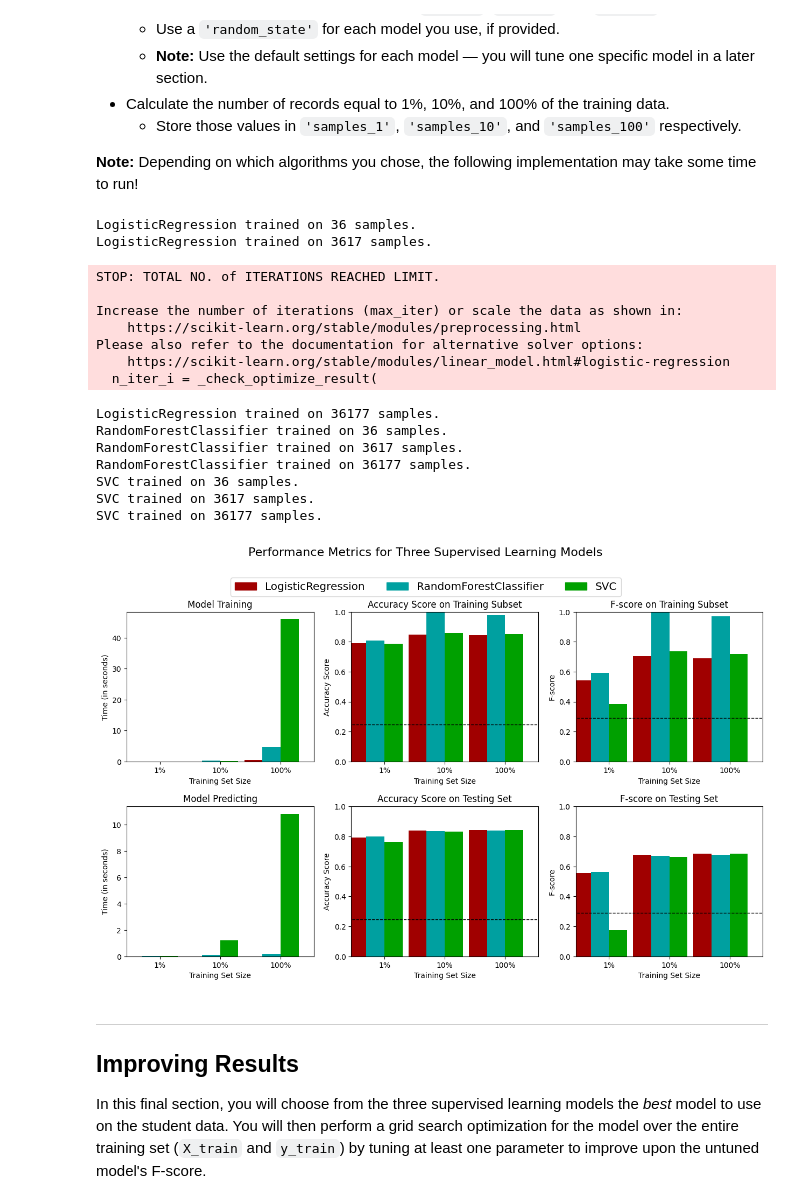
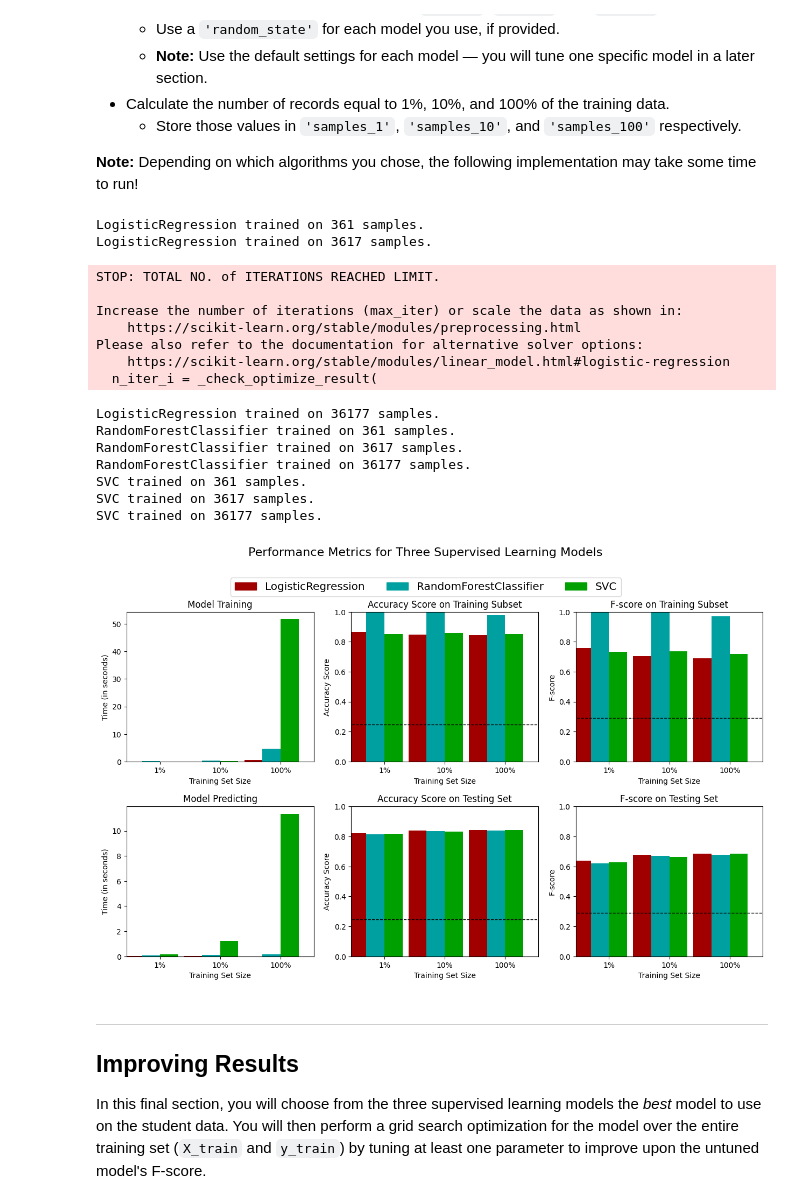
Before and after one commit to STLAmvizz/finding_donors, a Jupyter notebook: starter/finding_donors.ipynb, the cells around one changed output. Drawn from its saved outputs; the diff is of its cells as text; code cells hidden in the pictures.

```diff
--- a/starter/finding_donors.ipynb
+++ b/starter/finding_donors.ipynb
@@ -412,38 +412,38 @@ clf_C = SVC(random_state=0)
 # HINT: samples_10 is 10% of samples_100 (ensure to set the count of the values to be `int` and not `float`)
 # HINT: samples_1 is 1% of samples_100 (ensure to set the count of the values to be `int` and not `float`)
 samples_100 = len(y_train)
 samples_10 = int(len(y_train) * 0.1)
-samples_1 = int(len(y_train) * 0.001)
+samples_1 = int(len(y_train) * 0.01)
 
 # Collect results on the learners
 results = {}
 for clf in [clf_A, clf_B, clf_C]:
     clf_name = clf.__class__.__name__
     results[clf_name] = {}
     for i, samples in enumerate([samples_1, samples_10, samples_100]):
         results[clf_name][i] = \
         train_predict(clf, samples, X_train, y_train, X_test, y_test)
 
 # Run metrics visualization for the three supervised learning models chosen
 vs.evaluate(results, accuracy, fscore)
 # %% [output]
-LogisticRegression trained on 36 samples.
+LogisticRegression trained on 361 samples.
 LogisticRegression trained on 3617 samples.
 STOP: TOTAL NO. of ITERATIONS REACHED LIMIT.
 
 Increase the number of iterations (max_iter) or scale the data as shown in:
     https://scikit-learn.org/stable/modules/preprocessing.html
 Please also refer to the documentation for alternative solver options:
     https://scikit-learn.org/stable/modules/linear_model.html#logistic-regression
   n_iter_i = _check_optimize_result(
 LogisticRegression trained on 36177 samples.
-RandomForestClassifier trained on 36 samples.
+RandomForestClassifier trained on 361 samples.
 RandomForestClassifier trained on 3617 samples.
 RandomForestClassifier trained on 36177 samples.
-SVC trained on 36 samples.
+SVC trained on 361 samples.
 SVC trained on 3617 samples.
 SVC trained on 36177 samples.
-[figure, old version]
+[figure, new version]
 # %% [markdown]
 ----
 ## Improving Results
```
Also changed, not shown: parts of 6 cells of this notebook, 1 other file.
